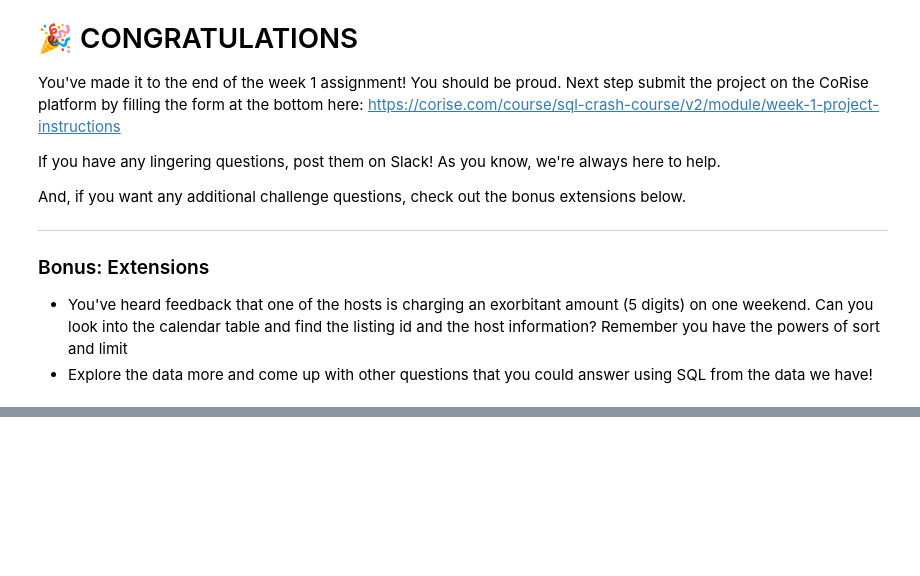
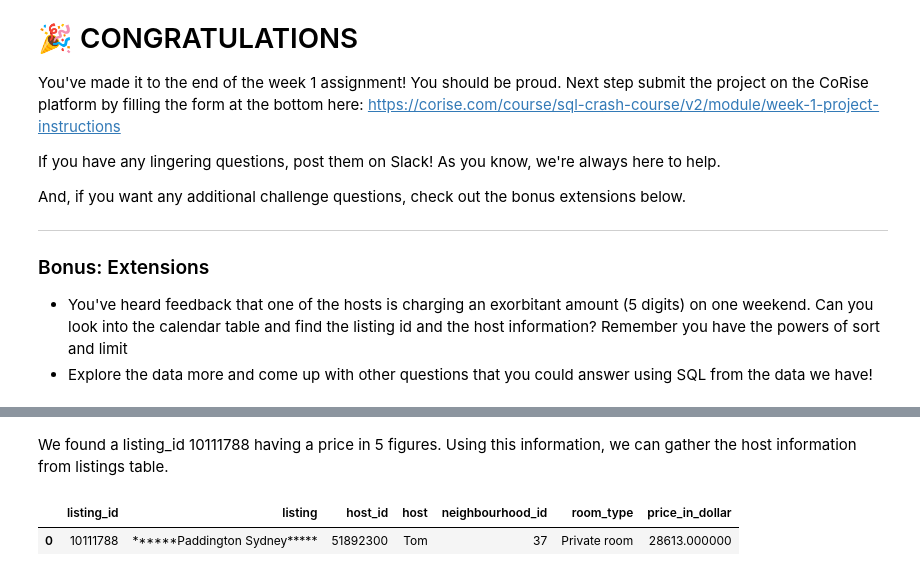
Before and after one commit to Hrithik-Kumar/Airbnb-SQL, a Jupyter notebook: Hrithik_Kumar_Advani_Week_1_Project_SQLCC.ipynb, the cells around one changed output, grey strips where cells are left out. Saved outputs shown, nothing was run; the diff lists cells and outputs as text; code cells hidden in the pictures; blank space fills up the shorter version.

```diff
--- a/Hrithik_Kumar_Advani_Week_1_Project_SQLCC.ipynb
+++ b/Hrithik_Kumar_Advani_Week_1_Project_SQLCC.ipynb
@@ -847,0 +848,15 @@ run(query)
+# %% [markdown]
+We found a listing_id 10111788 having a price in 5 figures. Using this information, we can gather the host information from listings table.
+# %%
+# Let's look at the listing with listing_id=10111788
+
+query = """
+SELECT *
+FROM listings
+WHERE listing_id = 10111788;
+"""
+
+run(query)
+# %% [output]
+|  | listing_id | listing | host_id | host | neighbourhood_id | room_type | price_in_dollar |
+| 0 | 10111788 | ******Paddington Sydney***** | 51892300 | Tom | 37 | Private room | 28613.000000 |
```
Also changed, not shown: parts of 3 cells of this notebook.
